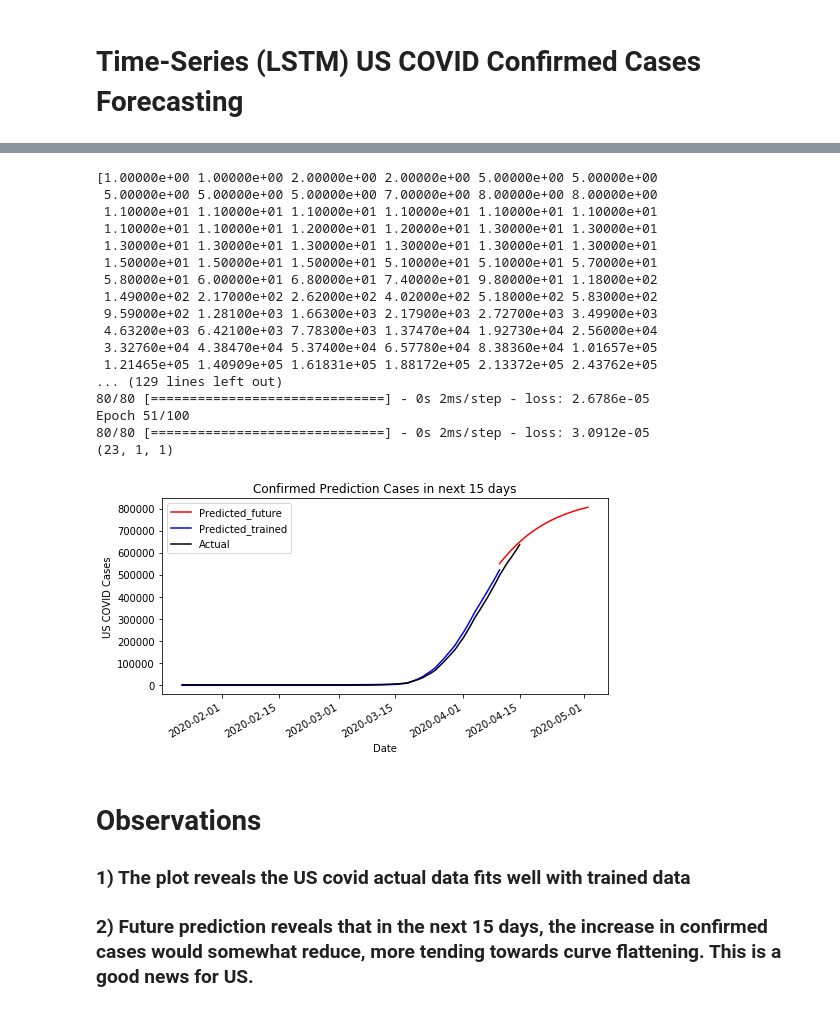
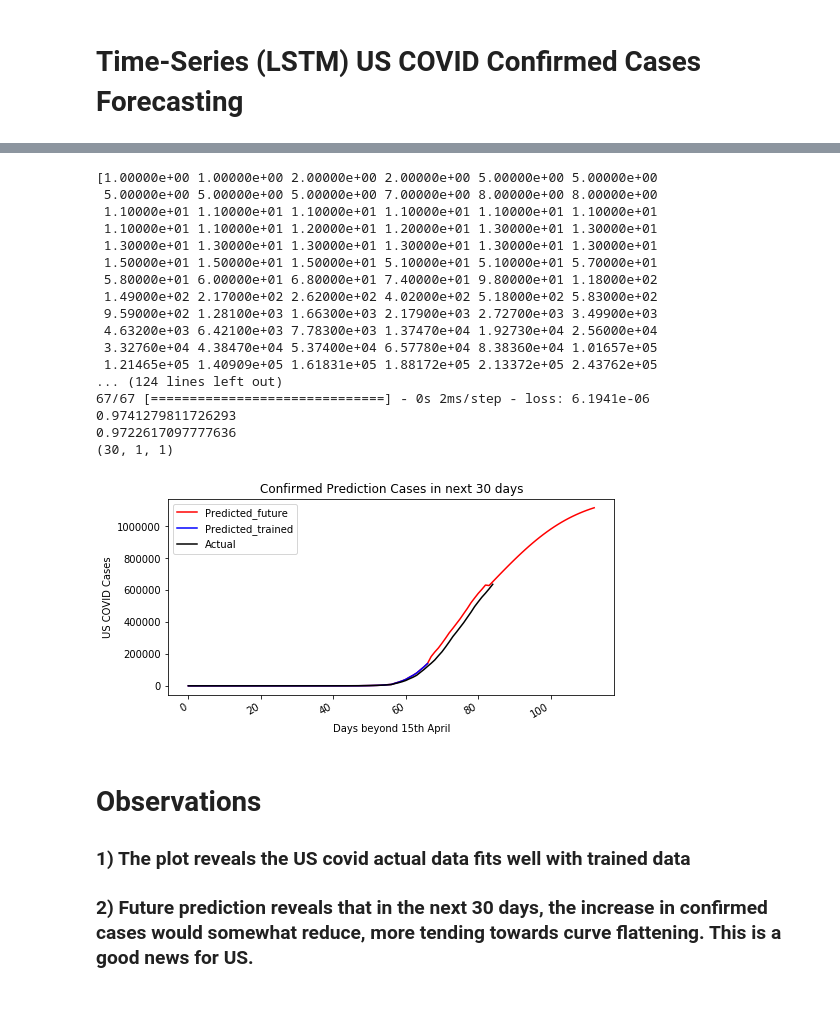
Before and after one commit to prasoonsamir/COVID-19-Global-Infected-Cases-Analys, a Jupyter notebook: Time-series-US.ipynb, the cells around one changed output, grey strips where cells are left out. Cells and saved outputs as stored; diff of their text form; code cells hidden in the pictures.

```diff
--- a/Time-series-US.ipynb
+++ b/Time-series-US.ipynb
@@ -62,5 +67,5 @@ Date2=date2 + np.arange(80)
 # %%
-
+from sklearn.metrics import r2_score
 #dataset=confirmed_US.sum
 print(dataset1)
 dataset = dataset1.astype('float32')
@@ -68,7 +73,7 @@ dataset = np.reshape(dataset, (-1, 1))
 scaler = MinMaxScaler(feature_range = (0, 1))
 
 dataset = scaler.fit_transform(dataset)
-train_size = int(len(dataset)*0.96)
+train_size = int(len(dataset)*0.8)
 test_size = len(dataset) - train_size
 train, test = dataset[0:train_size], dataset[train_size:len(dataset)]
 
@@ -90,20 +95,14 @@ X_train, Y_train = create_dataset(train, look_back)
 X_test, Y_test = create_dataset(test, look_back)
 
 # reshape input to be [samples, time steps, features]
-X_train = np.reshape(X_train, (X_train.shape[0], look_back, 1))
-X_test = np.reshape(X_test, (X_test.shape[0], look_back, 1))
+X_train = np.reshape(X_train, (X_train.shape[0], look_back,1))
+X_test = np.reshape(X_test, (X_test.shape[0], look_back,1))
 
-
-#lstm_model = Sequential ()
-#lstm_model.add(LSTM(output_dim = 4, activation='tanh', input_shape =(4, 1)))
-#lstm_model.add(Dense(output_dim=30, activation='sigmoid')
-#lstm_model.add(Dense(output_dim=20))    # our horizon is produced!
 
 lstm_model = Sequential()
 lstm_model.add(LSTM(50, input_shape=(look_back, 1)))
-lstm_model.add(Dense(50, activation='relu'))
-#lstm_model.add(LSTM(output_dim = 30, activation='tanh', input_shape =(4, 1)))
-#lstm_model.add(Dense(output_dim=30, activation='sigmoid')
+lstm_model.add(Dense(10, activation='relu'))
+
 #lstm_model.add(Dropout(0.2))
 
 lstm_model.add(Dense(1))
@@ -120,65 +119,67 @@ lstm_model.fit(X_train, Y_train, epochs=100, callbacks=[early_Stop], batch_size=
 
 train_predict = lstm_model.predict(X_train)
 test_predict = lstm_model.predict(X_test)
-Test_US=test_predict
 
-train_predict = lstm_model.predict(X_train)
-test_pr = lstm_model.predict(X_test)
-Test_US=test_pr
-train_new = np.reshape(train, (1, train.shape[0], 1))
+#train_predict = np.reshape(train_predict, (train_predict.shape[0], 1, 1))
+#test_predict = np.reshape(test_predict, (test_predict.shape[0], 1, 1))
+print(r2_score(train_predict, X_train[:,0,0]))
+print(r2_score(test_predict, X_test[:,0,0]))
+
+
+test_new = np.reshape(test_predict, (test_predict.shape[0], 1, 1))
 future = []
-#print(test_predict.shape)
 
-currentStep = train_new[:,-1:,:]
-for i in range(23):
+
+currentStep = test_new[-2:-1,:,:]
+for i in range(30):
     currentStep = lstm_model.predict(currentStep)
+    future.append(currentStep)
+    currentStep = np.reshape(currentStep, (currentStep.shape[0],look_back, 1))
 
-    future.append(currentStep)
-
-    currentStep = np.reshape(currentStep, (1, currentStep.shape[0], 1))
 lstm_model.reset_states()
 
 Fut=np.array(future)
 print(Fut.shape)
 Fut = np.reshape(Fut, (Fut.shape[0], 1))
 Confirmed_new=scaler.inverse_transform(np.array(Fut))
 
 
-train_predict_US = scaler.inverse_transform(train_predict)
+train_predict_actual = scaler.inverse_transform(train_predict)
+test_predict_actual = scaler.inverse_transform(test_predict)
 
-
+Predicted = np.concatenate([train_predict_actual,test_predict_actual,Confirmed_new])
 
 fig1 = plt.figure(figsize=(8,4))
-plt.plot(Date, Confirmed_new, color='red', label='Predicted_future')
-plt.plot(Date2, train_predict_US, color='blue', label='Predicted_trained')
-plt.plot(Date1, dataset1, color='black', label='Actual')
+plt.plot(Predicted, color='red', label='Predicted_future')
+plt.plot(train_predict_actual, color='blue', label='Predicted_trained')
+plt.plot(dataset1, color='black', label='Actual')
 
-plt.title('Confirmed Prediction Cases in next 15 days')
-plt.xlabel('Date')
+plt.title('Confirmed Prediction Cases in next 30 days')
+plt.xlabel('Days beyond 15th April')
 plt.ylabel('US COVID Cases')
 fig1.autofmt_xdate()
 plt.legend()
 plt.show()
 # %% [output]
 [1.00000e+00 1.00000e+00 2.00000e+00 2.00000e+00 5.00000e+00 5.00000e+00
  5.00000e+00 5.00000e+00 5.00000e+00 7.00000e+00 8.00000e+00 8.00000e+00
  1.10000e+01 1.10000e+01 1.10000e+01 1.10000e+01 1.10000e+01 1.10000e+01
  1.10000e+01 1.10000e+01 1.20000e+01 1.20000e+01 1.30000e+01 1.30000e+01
  1.30000e+01 1.30000e+01 1.30000e+01 1.30000e+01 1.30000e+01 1.30000e+01
  1.50000e+01 1.50000e+01 1.50000e+01 5.10000e+01 5.10000e+01 5.70000e+01
  5.80000e+01 6.00000e+01 6.80000e+01 7.40000e+01 9.80000e+01 1.18000e+02
  1.49000e+02 2.17000e+02 2.62000e+02 4.02000e+02 5.18000e+02 5.83000e+02
  9.59000e+02 1.28100e+03 1.66300e+03 2.17900e+03 2.72700e+03 3.49900e+03
  4.63200e+03 6.42100e+03 7.78300e+03 1.37470e+04 1.92730e+04 2.56000e+04
  3.32760e+04 4.38470e+04 5.37400e+04 6.57780e+04 8.38360e+04 1.01657e+05
  1.21465e+05 1.40909e+05 1.61831e+05 1.88172e+05 2.13372e+05 2.43762e+05
-... (129 lines left out)
-80/80 [==============================] - 0s 2ms/step - loss: 2.6786e-05
-Epoch 51/100
-80/80 [==============================] - 0s 2ms/step - loss: 3.0912e-05
-(23, 1, 1)
+... (124 lines left out)
+67/67 [==============================] - 0s 2ms/step - loss: 6.1941e-06
+0.9741279811726293
+0.9722617097777636
+(30, 1, 1)
-[figure, old version]
+[figure, new version]
 # %% [markdown]
 # Observations
 ### 1) The plot reveals the US covid actual data fits well with trained data
-### 2) Future prediction reveals that in the next 15 days, the increase in confirmed cases would somewhat reduce, more tending towards curve flattening. This is a good news for US.
+### 2) Future prediction reveals that in the next 30 days, the increase in confirmed cases would somewhat reduce, more tending towards curve flattening. This is a good news for US.
```
Also changed, not shown: parts of 2 cells of this notebook.
